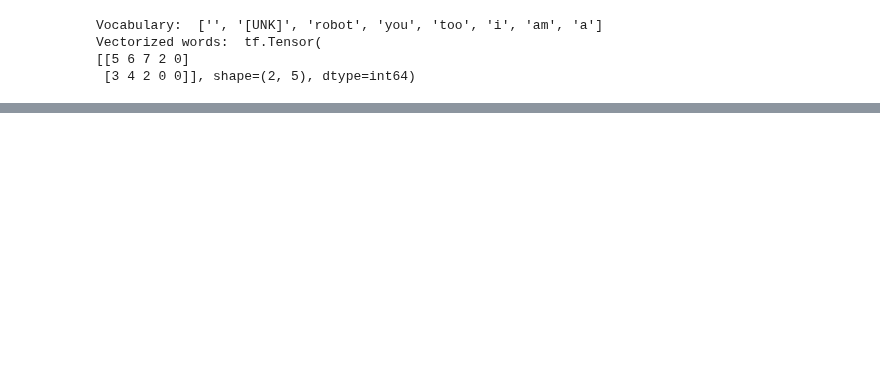
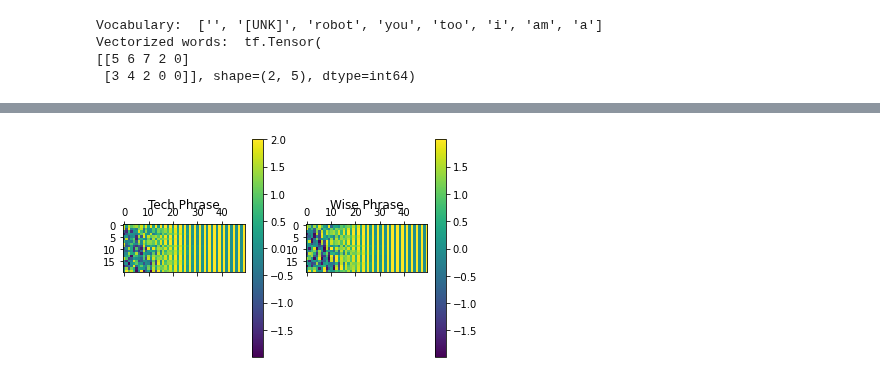
Before and after one commit to hastur66/DeepLearningComponents, a Jupyter notebook: Transformer From Scratch in TensorFlow and Keras/notebooks/transformer-positional-encoding-layer.ipynb, the cells around one changed output, grey strips where cells are left out. Cells and saved outputs as stored; diff of their text form; code cells hidden in the pictures; blank space fills up the shorter version.

```diff
--- a/Transformer From Scratch in TensorFlow and Keras/notebooks/transformer-positional-encoding-layer.ipynb
+++ b/Transformer From Scratch in TensorFlow and Keras/notebooks/transformer-positional-encoding-layer.ipynb
@@ -33,0 +102,16 @@ Vectorized words:  tf.Tensor(
+# %%
+class PositionEmbeddingLayer(Layer):
+    def __init__(self, sequence_length, vocab_size, output_dim, **kwargs):
+        super(PositionEmbeddingLayer, self).__init__(**kwargs)
+        self.word_embedding_layer = Embedding(
+            input_dim=vocab_size, output_dim=output_dim
+        )
+        self.position_embedding_layer = Embedding(
+            input_dim=sequence_length, output_dim=output_dim
+        )
+
+    def call(self, inputs):
+        position_indices = tf.range(tf.shape(inputs)[-1])
+        embedded_words = self.word_embedding_layer(inputs)
+        embedded_indices = self.position_embedding_layer(position_indices)
+        return embedded_words + embedded_indices
@@ -33,0 +241,12 @@ Vectorized words:  tf.Tensor(
+# %%
+title = ["Tech Phrase", "Wise Phrase"]
+for i in range(2):
+    ax = plt.subplot(1, 2, 1+i)
+    matrix = tf.reshape(fixed_embedding[i, :, :], (sequence_length, final_output_len))
+    cax = ax.matshow(matrix)
+    plt.gcf().colorbar(cax)
+    plt.title(title[i], y=1.2)
+fig.suptitle("Fixed Weight Embedding from Attention is All You Need")
+plt.show()
+# %% [output]
+[figure, added]
```
Also changed, not shown: parts of 16 cells of this notebook.
